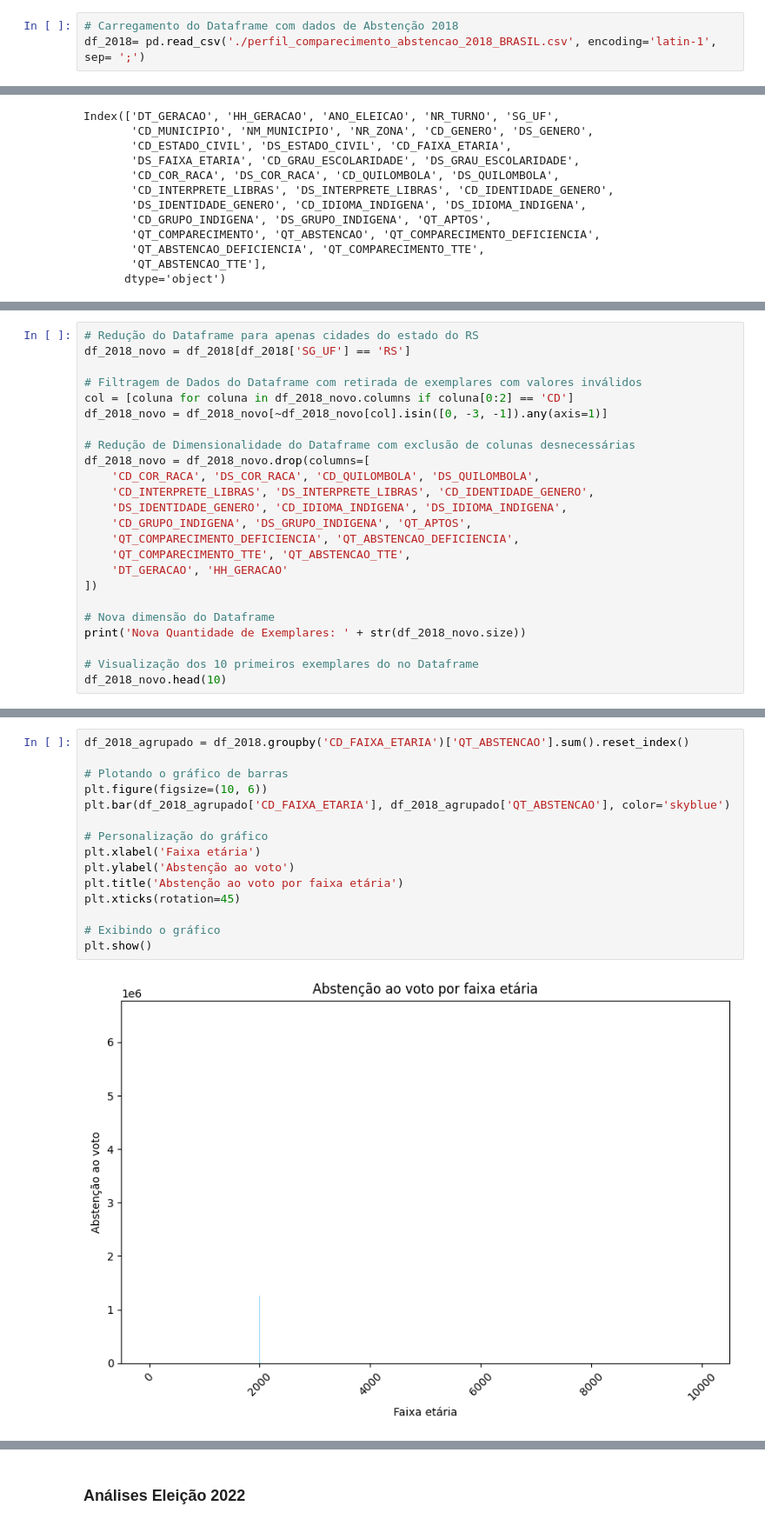
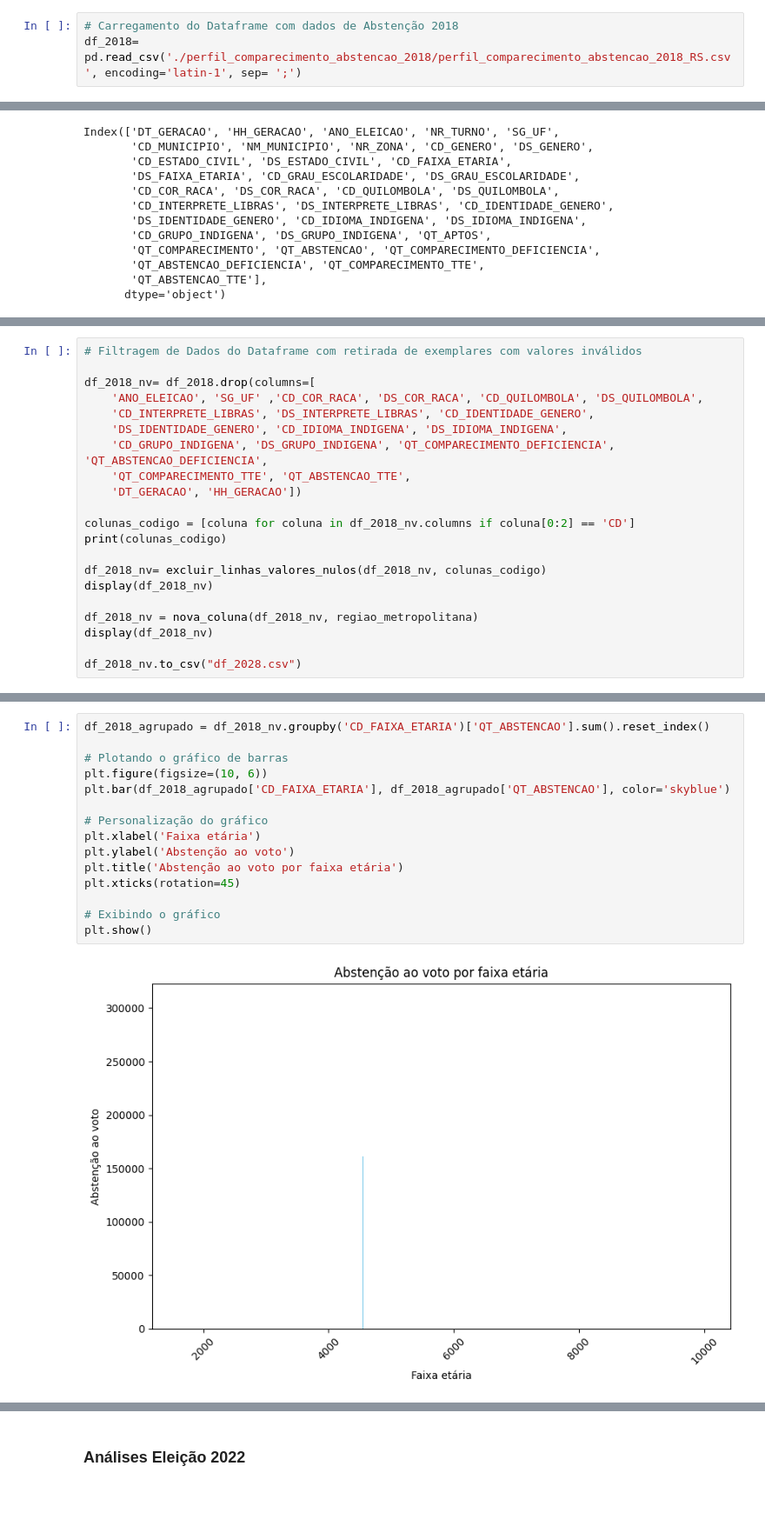
Before and after one commit to cristinaEinsfeld/CPA_TF, a Jupyter notebook: Entendimento_Dados_agora_vai_poha.ipynb, the cells around one changed output, grey strips where cells are left out. Shown: that part at 87% size. Cells and saved outputs as stored; diff of their text form; blank space fills up the shorter version.

```diff
--- a/Entendimento_Dados_agora_vai_poha.ipynb
+++ b/Entendimento_Dados_agora_vai_poha.ipynb
@@ -31,6 +77,6 @@ def visualizacao_metadados_socioculturais(df):
 # %%
 # Carregamento do Dataframe com dados de Abstenção 2018
-df_2018= pd.read_csv('./perfil_comparecimento_abstencao_2018_BRASIL.csv', encoding='latin-1', sep= ';')
+df_2018= pd.read_csv('./perfil_comparecimento_abstencao_2018/perfil_comparecimento_abstencao_2018_RS.csv', encoding='latin-1', sep= ';')
 # %%
 # Visualização 10 primeiros exemplares
 df_2018.head(10)
@@ -97,25 +134,22 @@ regiao_metropolitana = [
 # %%
-# Redução do Dataframe para apenas cidades do estado do RS
-df_2018_novo = df_2018[df_2018['SG_UF'] == 'RS']
+# Filtragem de Dados do Dataframe com retirada de exemplares com valores inválidos
 
-# Filtragem de Dados do Dataframe com retirada de exemplares com valores inválidos
-col = [coluna for coluna in df_2018_novo.columns if coluna[0:2] == 'CD']
-df_2018_novo = df_2018_novo[~df_2018_novo[col].isin([0, -3, -1]).any(axis=1)]
-
-# Redução de Dimensionalidade do Dataframe com exclusão de colunas desnecessárias
-df_2018_novo = df_2018_novo.drop(columns=[
-    'CD_COR_RACA', 'DS_COR_RACA', 'CD_QUILOMBOLA', 'DS_QUILOMBOLA',
+df_2018_nv= df_2018.drop(columns=[
+    'ANO_ELEICAO', 'SG_UF' ,'CD_COR_RACA', 'DS_COR_RACA', 'CD_QUILOMBOLA', 'DS_QUILOMBOLA',
     'CD_INTERPRETE_LIBRAS', 'DS_INTERPRETE_LIBRAS', 'CD_IDENTIDADE_GENERO',
     'DS_IDENTIDADE_GENERO', 'CD_IDIOMA_INDIGENA', 'DS_IDIOMA_INDIGENA',
-    'CD_GRUPO_INDIGENA', 'DS_GRUPO_INDIGENA', 'QT_APTOS',
-    'QT_COMPARECIMENTO_DEFICIENCIA', 'QT_ABSTENCAO_DEFICIENCIA',
+    'CD_GRUPO_INDIGENA', 'DS_GRUPO_INDIGENA', 'QT_COMPARECIMENTO_DEFICIENCIA', 'QT_ABSTENCAO_DEFICIENCIA',
     'QT_COMPARECIMENTO_TTE', 'QT_ABSTENCAO_TTE',
-    'DT_GERACAO', 'HH_GERACAO'
-])
+    'DT_GERACAO', 'HH_GERACAO'])
 
-# Nova dimensão do Dataframe
-print('Nova Quantidade de Exemplares: ' + str(df_2018_novo.size))
+colunas_codigo = [coluna for coluna in df_2018_nv.columns if coluna[0:2] == 'CD']
+print(colunas_codigo)
 
-# Visualização dos 10 primeiros exemplares do no Dataframe
-df_2018_novo.head(10)
+df_2018_nv= excluir_linhas_valores_nulos(df_2018_nv, colunas_codigo)
+display(df_2018_nv)
+
+df_2018_nv = nova_coluna(df_2018_nv, regiao_metropolitana)
+display(df_2018_nv)
+
+df_2018_nv.to_csv("df_2028.csv")
 # %% [output]
@@ -211,20 +271,20 @@ plt.show()
 # %% [output]
 [figure]
 # %%
-df_2018_agrupado = df_2018.groupby('CD_FAIXA_ETARIA')['QT_ABSTENCAO'].sum().reset_index()
+df_2018_agrupado = df_2018_nv.groupby('CD_FAIXA_ETARIA')['QT_ABSTENCAO'].sum().reset_index()
 
 # Plotando o gráfico de barras
 plt.figure(figsize=(10, 6))
 plt.bar(df_2018_agrupado['CD_FAIXA_ETARIA'], df_2018_agrupado['QT_ABSTENCAO'], color='skyblue')
 
 # Personalização do gráfico
 plt.xlabel('Faixa etária')
 plt.ylabel('Abstenção ao voto')
 plt.title('Abstenção ao voto por faixa etária')
 plt.xticks(rotation=45)
 
 # Exibindo o gráfico
 plt.show()
 # %% [output]
-[figure, old version]
+[figure, new version]
 # %%
```
Also changed, not shown: parts of 34 cells of this notebook.
